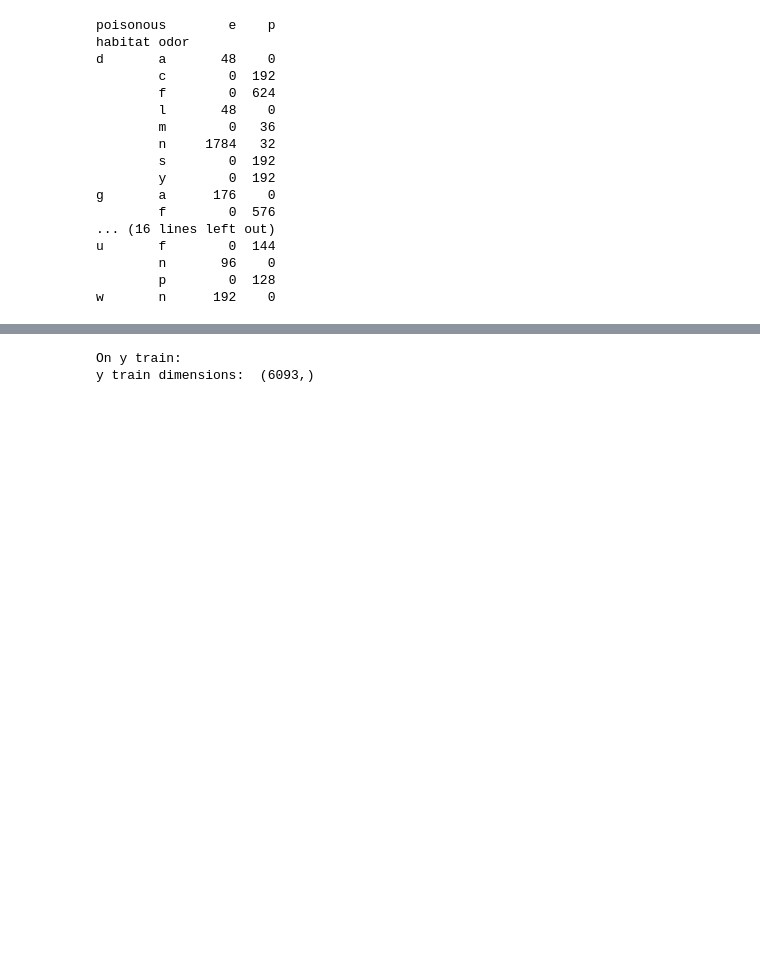
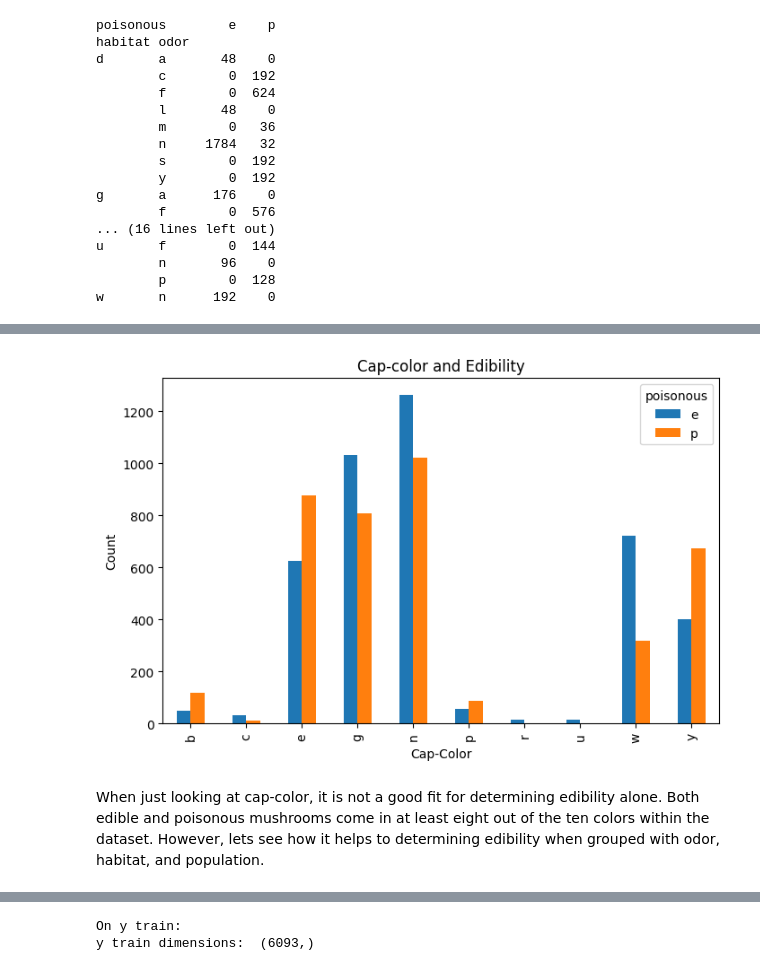
Before and after one commit to emilyclifton/ML-Mushrooms, a Jupyter notebook: mushrooms.ipynb, the cells around one changed output, grey strips where cells are left out. Drawn from its saved outputs; the diff is of its cells as text; code cells hidden in the pictures; blank space fills up the shorter version.

```diff
--- a/mushrooms.ipynb
+++ b/mushrooms.ipynb
@@ -674,0 +408,14 @@ X test n dimensions:  (2708, 6)
+# %%
+# Calculate the distribution of edible and poisonous mushrooms across cap-colors
+mushrooms['poisonous'].groupby(mushrooms['cap-color']).value_counts().unstack().plot(kind='bar')
+
+plt.rcParams["figure.figsize"] = [8,5]
+# Plot the stacked bar chart
+plt.title('Cap-color and Edibility')
+plt.xlabel('Cap-Color')
+plt.ylabel('Count')
+plt.show()
+# %% [output]
+[figure, added]
+# %% [markdown]
+When just looking at cap-color, it is not a good fit for determining edibility alone. Both edible and poisonous mushrooms come in at least eight out of the ten colors within the dataset. However, lets see how it helps to determining edibility when grouped with odor, habitat, and population.
```
Also changed, not shown: parts of 314 cells of this notebook.
